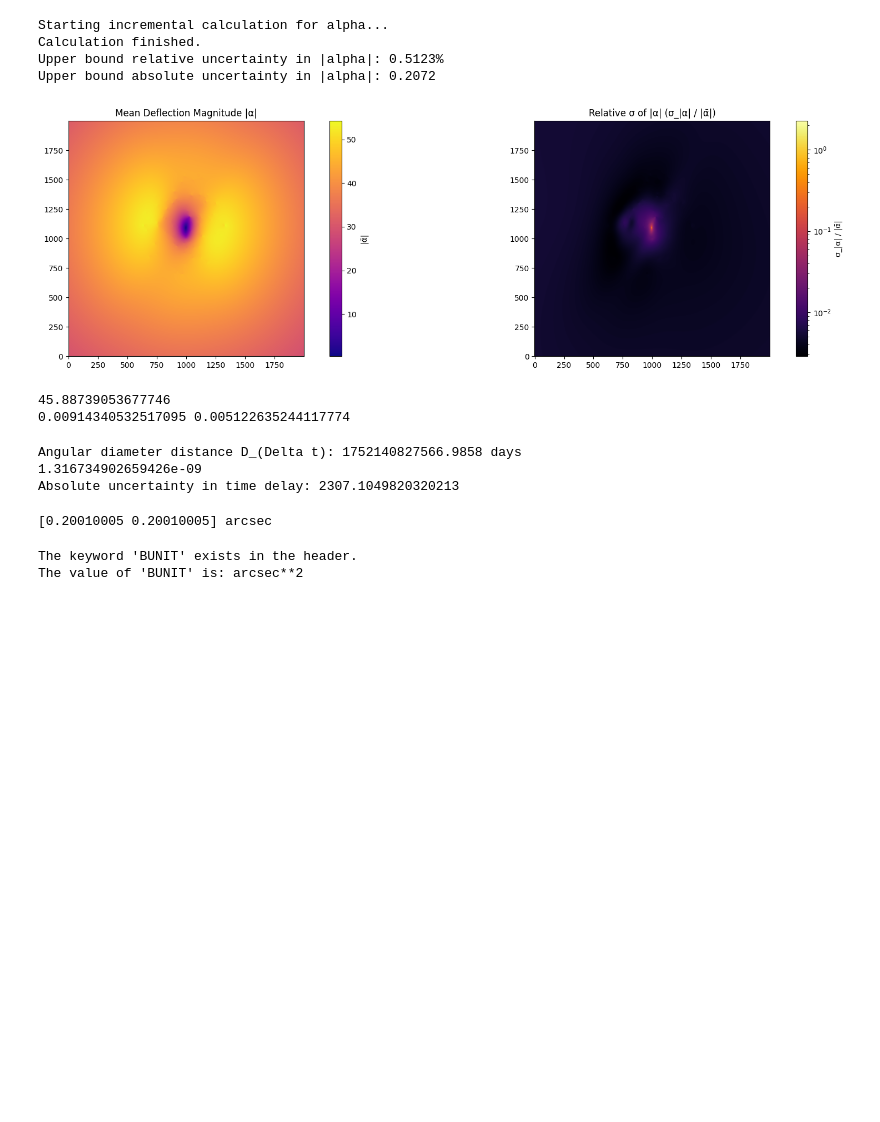
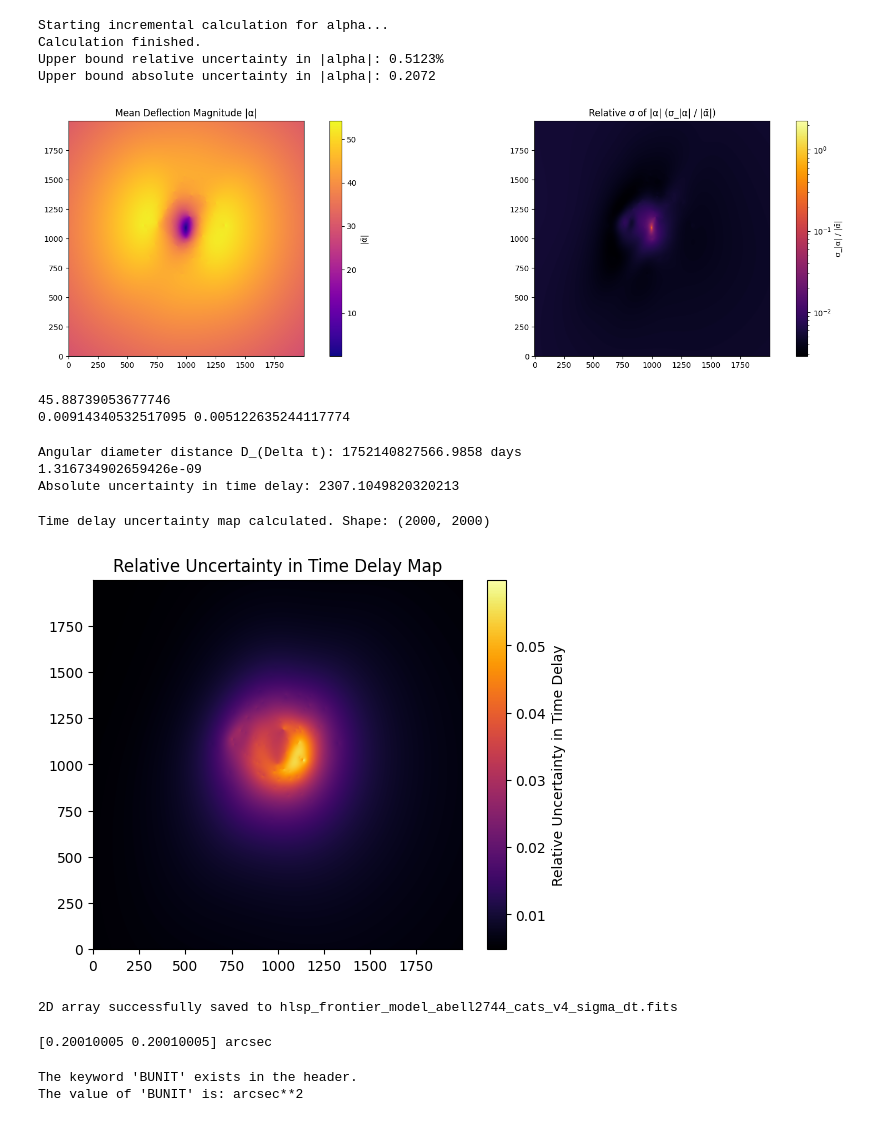
Before and after one commit to diceandcats/GWlensing_Brian, a Jupyter notebook: uncertainty.ipynb, the cells around one changed output. Cells and saved outputs as stored; diff of their text form; code cells hidden in the pictures; blank space fills up the shorter version.

Commit message:
9/9 importing the sigma_dt maps into the code

```diff
--- a/uncertainty.ipynb
+++ b/uncertainty.ipynb
@@ -236,19 +236,19 @@ alpha_mean_mag = np.linalg.norm(mean_alpha, axis=-1)
 
 # Final standard deviation of the alpha magnitude. This is the numerator.
 if count < 2:
-    sigma_abs = np.zeros((H, W), dtype=np.float64)
+    sigma_abs_alpha = np.zeros((H, W), dtype=np.float64)
 else:
     variance_alpha_mag = M2_alpha_mag / (count - 1) # ddof=1
-    sigma_abs = np.sqrt(variance_alpha_mag)         # This is σ_|α|
+    sigma_abs_alpha = np.sqrt(variance_alpha_mag)         # This is σ_|α|
 
 # --- 5. Calculate final uncertainty results (same logic as your example) ---
 eps = 1e-12     # avoid zeros
-relative_sigma_alpha = sigma_abs / np.maximum(alpha_mean_mag, eps)
+relative_sigma_alpha = sigma_abs_alpha / np.maximum(alpha_mean_mag, eps)
 
 # Overall upper bound (84th percentile σ)
 upper_bound_fraction_alpha = np.percentile(relative_sigma_alpha, 84.0)
 upper_bound_percentage_alpha = upper_bound_fraction_alpha * 100.0
-upper_bound_absolute_alpha = np.percentile(sigma_abs, 84.0)
+upper_bound_absolute_alpha = np.percentile(sigma_abs_alpha, 84.0)
 print(f"Upper bound relative uncertainty in |alpha|: {upper_bound_percentage_alpha:.4f}%")
 print(f"Upper bound absolute uncertainty in |alpha|: {upper_bound_absolute_alpha:.4f}")
 # %% [output]
@@ -303,6 +303,42 @@ print(f"Absolute uncertainty in time delay: {sigma_tau} ")
 Angular diameter distance D_(Delta t): 1752140827566.9858 days
 1.316734902659426e-09
 Absolute uncertainty in time delay: 2307.1049820320213
+# %%
+# generating the uncertainty of time delay map
+
+# alpha map = alpha_mean_mag
+alpha_map = alpha_mean_mag
+
+# sigma_alpha map = sigma_abs_alpha
+sigma_alpha_map = sigma_abs_alpha
+
+# psi map = psi_mean
+psi_map = psi_mean
+
+# sigma_psi map = sigma_abs
+sigma_psi_map = sigma_abs
+
+# error propagation by sigma_tau = D_{\Delta t} sqrt(|alpha|^2 * sigma_{alpha}^2 + sigma_{psi}^2)/|0.5*|alpha|^2-psi|
+sigma_tau_map = np.sqrt((alpha_map**2 * sigma_alpha_map**2) + (sigma_psi_map**2)) / np.abs(0.5 * alpha_map**2 - psi_map)
+print(f"Time delay uncertainty map calculated. Shape: {sigma_tau_map.shape}")
+
+plt.imshow(sigma_tau_map, origin='lower', cmap='inferno')
+plt.colorbar(label="Relative Uncertainty in Time Delay")
+plt.title("Relative Uncertainty in Time Delay Map")
+plt.show()
+
+# store the sigma_tau_map in fits
+hdu = fits.PrimaryHDU(sigma_tau_map)
+
+# 3. Write the HDU to a FITS file
+output_filename = 'hlsp_frontier_model_abell2744_cats_v4_sigma_dt.fits'
+hdu.writeto(output_filename, overwrite=True)
+
+print(f"2D array successfully saved to {output_filename}")
+# %% [output]
+Time delay uncertainty map calculated. Shape: (2000, 2000)
+[figure, added]
+2D array successfully saved to hlsp_frontier_model_abell2744_cats_v4_sigma_dt.fits
 # %%
 # pixel scale
 from astropy.io import fits
```
Also changed, not shown: parts of 3 cells of this notebook, 17 other files.
